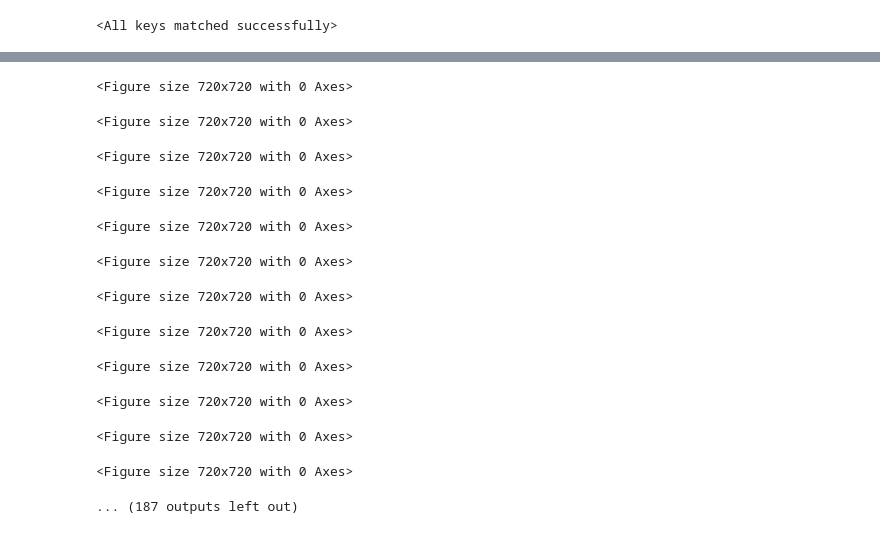
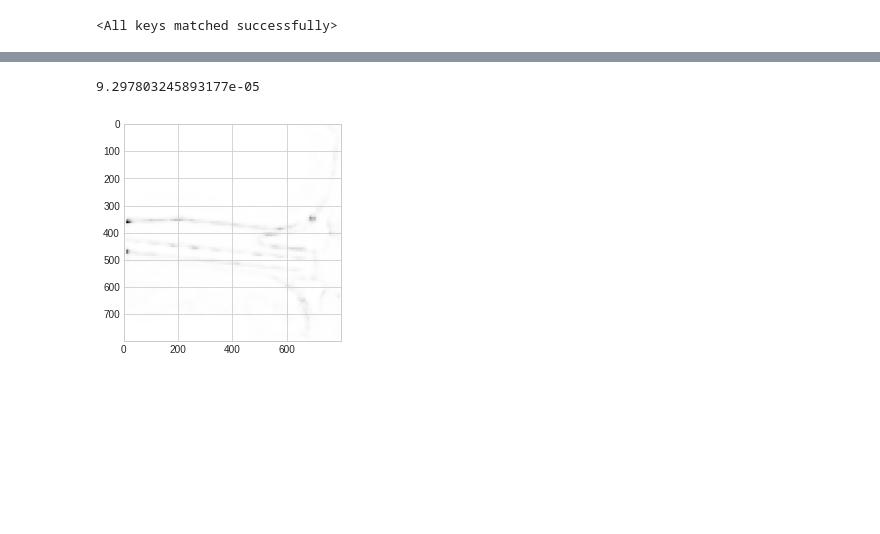
Before and after one commit to Abracadabra0/ATISS-Traffic, a Jupyter notebook: visualize.ipynb, the cells around one changed output, grey strips where cells are left out. Drawn from its saved outputs; the diff is of its cells as text; code cells hidden in the pictures; blank space fills up the shorter version.

```diff
--- a/visualize.ipynb
+++ b/visualize.ipynb
@@ -124,48 +88,6 @@ cat2color = {1: 'red', 2: 'blue', 3: 'green'}
-# %%
-for idx, data in enumerate(dataset):
-    input_data, length, _ = collate_train([data], keep_all=True)
-    for k in data:
-        data[k] = input_data[k].squeeze(0).numpy()
-    fig, ax = plt.subplots(figsize=(10, 10))
-    map_layers = np.stack(data['map'][:3], axis=-1) * 0.2
-    grid = np.meshgrid(np.arange(-axes_limit, axes_limit, 4), np.flip(np.arange(-axes_limit, axes_limit, 4)))
-    grid = np.stack(grid, axis=-1)
-    grid = (grid + 40) // 4
-    grid = grid[..., 0] * 20 + grid[..., 1]
-    ax.imshow(map_layers, extent=[-axes_limit, axes_limit, -axes_limit, axes_limit])
-    for i in range(length.item()):
-        if data['category'][i] != 0:
-            color = cat2color[data['category'][i]]
-            loc = data['location'][i]
-            ax.plot(loc[0], loc[1], 'x', color=color)
-            w, l, theta = data['bbox'][i]
-            corners = np.array([[l / 2, w / 2],
-                                [-l / 2, w / 2],
-                                [-l / 2, -w / 2],
-                                [l / 2, -w / 2],
-                                [l / 2, w / 2]])
-            rotation = np.array([[np.cos(theta), np.sin(theta)],
-                                 [-np.sin(theta), np.cos(theta)]])
-            corners = np.dot(corners, rotation) + loc
-            ax.plot(corners[:, 0], corners[:, 1], color=color, linewidth=2)
-            speed, omega = data['velocity'][i]
-            rotation = np.array([[np.cos(omega), np.sin(omega)],
-                                 [-np.sin(omega), np.cos(omega)]])
-            velocity = np.dot(np.array([speed, 0]), rotation)
-            ax.arrow(loc[0], loc[1], velocity[0] * 5, velocity[1] * 5, color=color, width=0.05)
-    fig.savefig('./view/%03d.png' % idx)
-    fig.clf()
-# %% [output]
-<Figure size 720x720 with 0 Axes>
-<Figure size 720x720 with 0 Axes>
-<Figure size 720x720 with 0 Axes>
-<Figure size 720x720 with 0 Axes>
-<Figure size 720x720 with 0 Axes>
-<Figure size 720x720 with 0 Axes>
-<Figure size 720x720 with 0 Axes>
-<Figure size 720x720 with 0 Axes>
-<Figure size 720x720 with 0 Axes>
-<Figure size 720x720 with 0 Axes>
-<Figure size 720x720 with 0 Axes>
-<Figure size 720x720 with 0 Axes>
-... (187 outputs left out)
+# %%
+plt.imshow(prob_map)
+prob_map.max()
+# %% [output]
+9.297803245893177e-05
+[figure, added]
```
Also changed, not shown: parts of 9 cells of this notebook, 2 other files.
